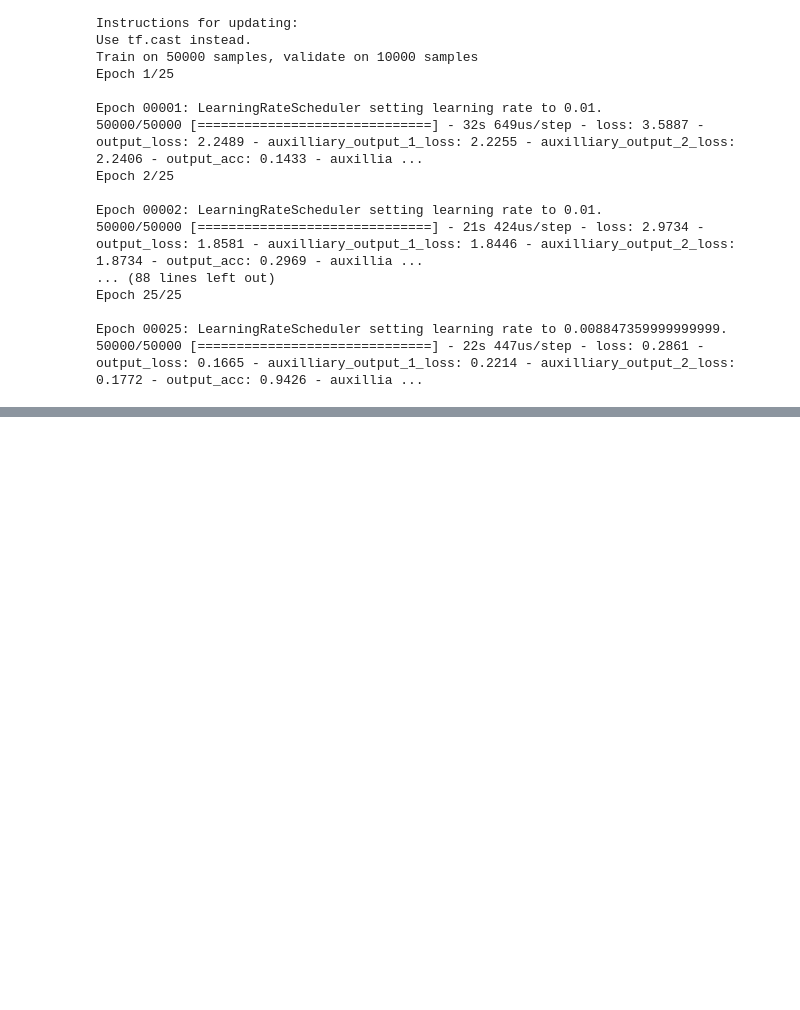
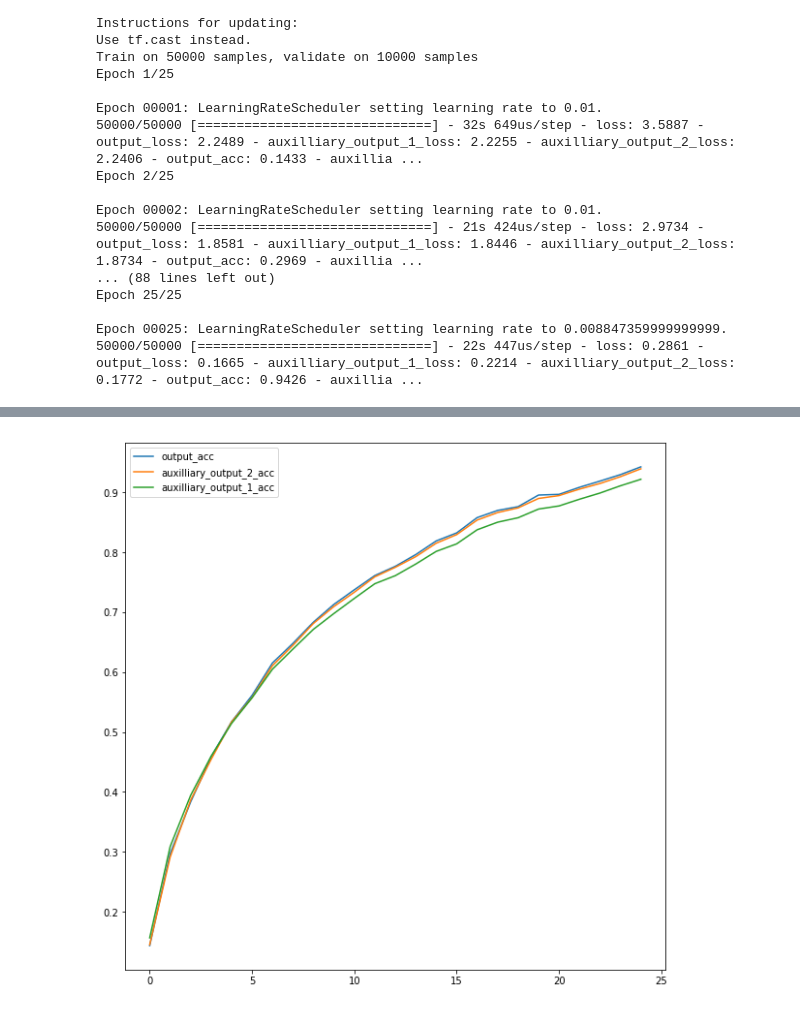
Before and after one commit to ChetanMadan/CNNs, a Jupyter notebook: inception/inception.ipynb, the cells around one changed output, grey strips where cells are left out. Drawn from its saved outputs; the diff is of its cells as text; code cells hidden in the pictures; blank space fills up the shorter version.

```diff
--- a/inception/inception.ipynb
+++ b/inception/inception.ipynb
@@ -204,0 +215,9 @@ Epoch 00025: LearningRateScheduler setting learning rate to 0.008847359999999999
+# %%
+plt.figure(figsize=[10,10])
+plt.plot(history.history['output_acc'])
+plt.plot(history.history['auxilliary_output_2_acc'])
+plt.plot(history.history['auxilliary_output_1_acc'])
+plt.legend(['output_acc', 'auxilliary_output_2_acc','auxilliary_output_1_acc'])
+plt.show()
+# %% [output]
+[figure, added]
```
Also changed, not shown: parts of 4 cells of this notebook.
